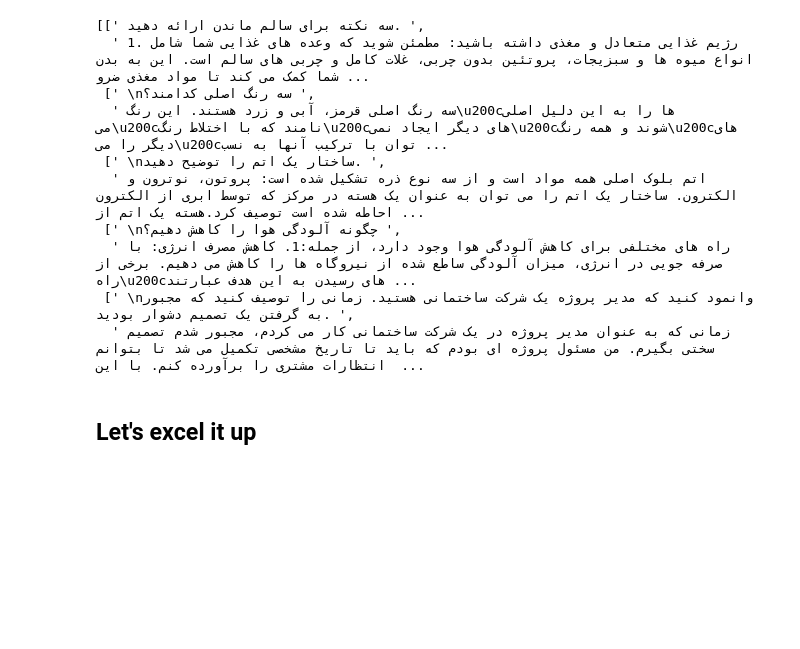
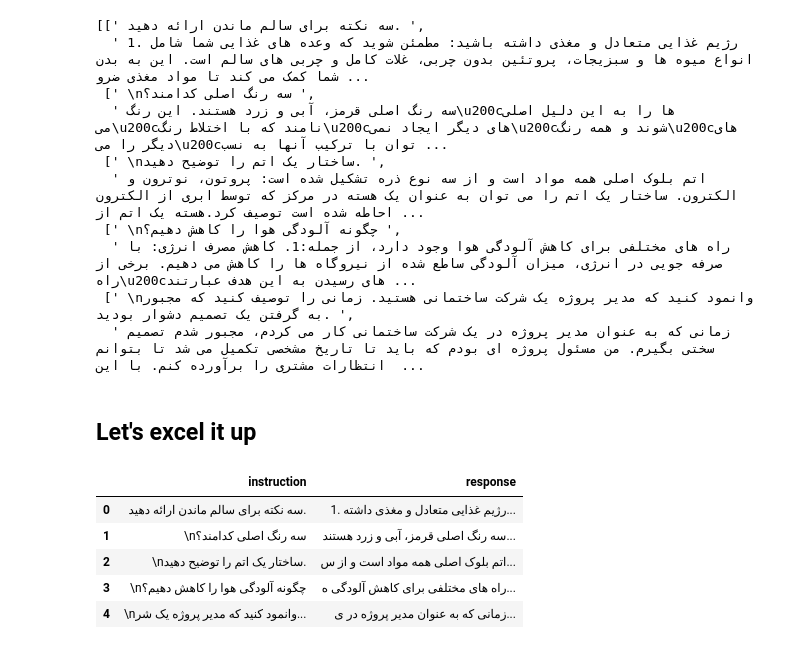
Before and after one commit to prp-e/maralgpt-chat-dataset, a Jupyter notebook: Excel Data Processing.ipynb, the cells around one changed output. Saved outputs shown, nothing was run; the diff lists cells and outputs as text; code cells hidden in the pictures; blank space fills up the shorter version.

```diff
--- a/Excel Data Processing.ipynb
+++ b/Excel Data Processing.ipynb
@@ -95,3 +95,14 @@ sampled_data[:5]
   ' زمانی که به عنوان مدیر پروژه در یک شرکت ساختمانی کار می کردم، مجبور شدم تصمیم سختی بگیرم. من مسئول پروژه ای بودم که باید تا تاریخ مشخصی تکمیل می شد تا بتوانم انتظارات مشتری را برآورده کنم. با این  ...
 # %% [markdown]
 ## Let's excel it up
+# %%
+df = pd.DataFrame(sampled_data, columns=['instruction', 'response'])
+# %%
+df.head()
+# %% [output]
+|  | instruction | response |
+| 0 | سه نکته برای سالم ماندن ارائه دهید. | 1. رژیم غذایی متعادل و مغذی داشته... |
+| 1 | \nسه رنگ اصلی کدامند؟ | سه رنگ اصلی قرمز، آبی و زرد هستند... |
+| 2 | \nساختار یک اتم را توضیح دهید. | اتم بلوک اصلی همه مواد است و از س... |
+| 3 | \nچگونه آلودگی هوا را کاهش دهیم؟ | راه های مختلفی برای کاهش آلودگی ه... |
+| 4 | \nوانمود کنید که مدیر پروژه یک شر... | زمانی که به عنوان مدیر پروژه در ی... |
```
Also changed, not shown: parts of 1 cell of this notebook.
